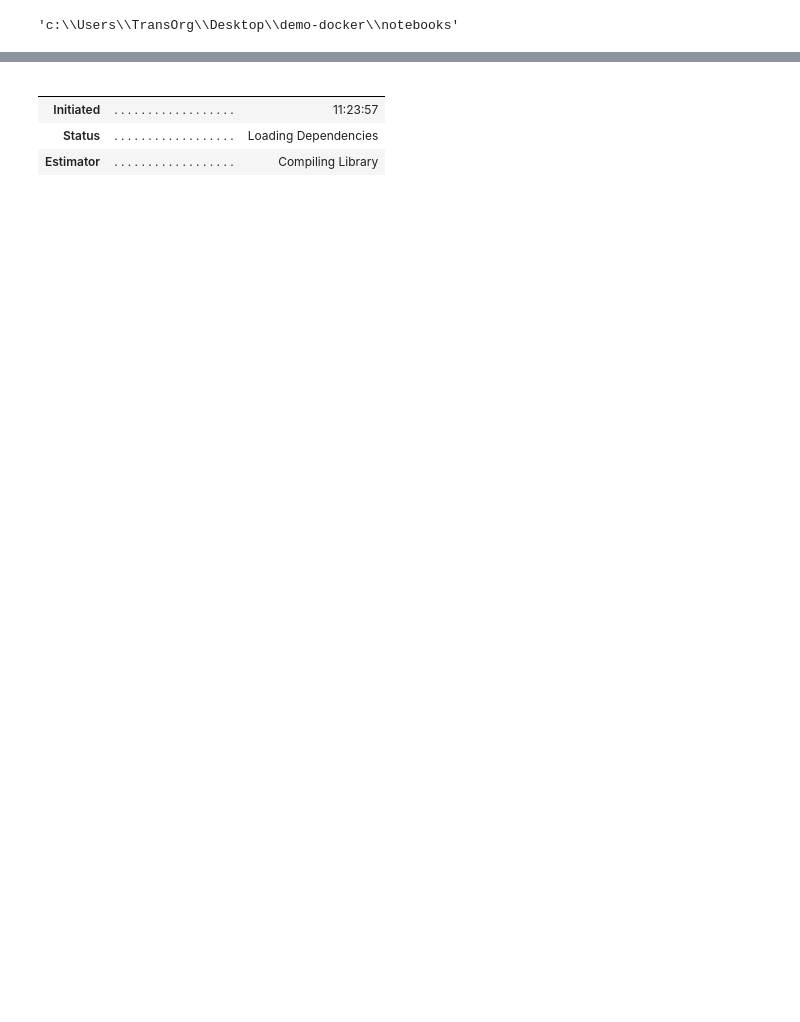
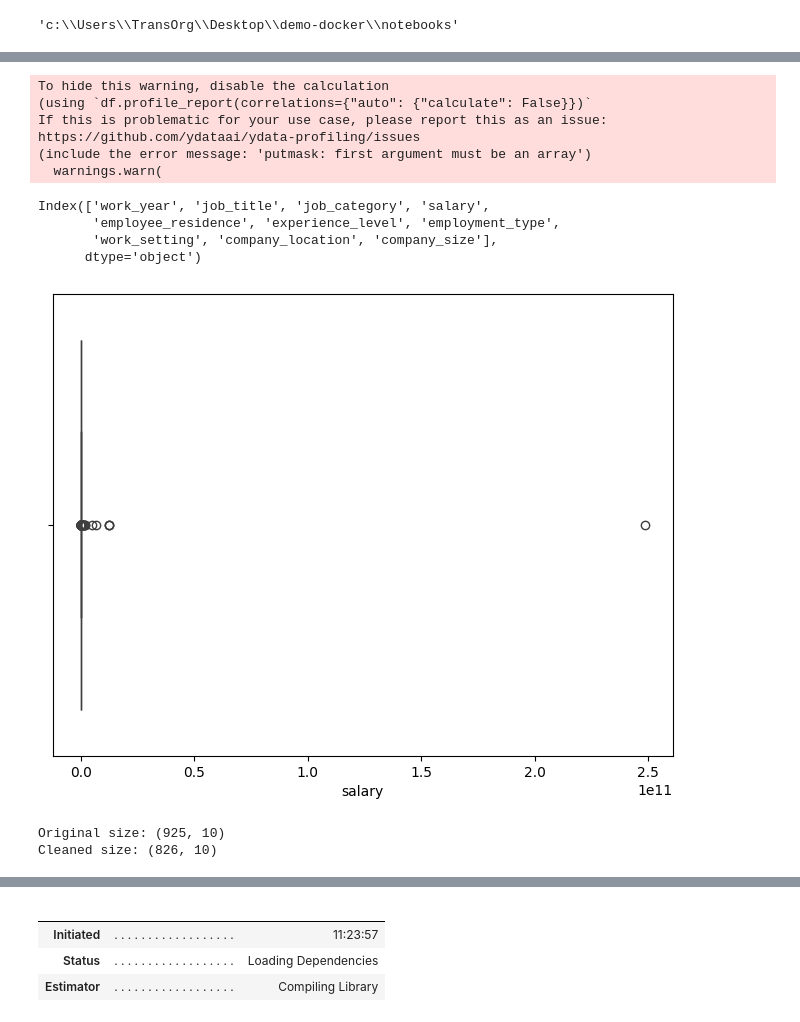
Before and after one commit to puttu001/demo-docker, a Jupyter notebook: notebooks/ml.ipynb, the cells around one changed output, grey strips where cells are left out. Cells and saved outputs as stored; diff of their text form; code cells hidden in the pictures; blank space fills up the shorter version.

```diff
--- a/notebooks/ml.ipynb
+++ b/notebooks/ml.ipynb
@@ -16,0 +20,48 @@ df.sample(3)
+# %%
+from ydata_profiling import ProfileReport
+import os
+artifacts_dir = os.path.join("artifacts")
+os.makedirs(artifacts_dir, exist_ok=True)
+report_path = os.path.join(artifacts_dir, "data_profiling_report.html")
+
+profile = ProfileReport(
+    df,
+    title="Data Profiling Report",
+    explorative=True,
+    correlations={"pearson": {"calculate": True}, "spearman": {"calculate": True}},  # dict of options
+    missing_diagrams={"heatmap": True, "matrix": True}  # expects a dict, not just True
+)
+profile.to_file(report_path)
+# %% [output]
+To hide this warning, disable the calculation
+(using `df.profile_report(correlations={"auto": {"calculate": False}})`
+If this is problematic for your use case, please report this as an issue:
+https://github.com/ydataai/ydata-profiling/issues
+(include the error message: 'putmask: first argument must be an array')
+  warnings.warn(
+# %%
+df.columns
+# %% [output]
+Index(['work_year', 'job_title', 'job_category', 'salary',
+       'employee_residence', 'experience_level', 'employment_type',
+       'work_setting', 'company_location', 'company_size'],
+      dtype='object')
+# %%
+%matplotlib inline
+plt.figure(figsize=(8,6))
+sns.boxplot(x=df['salary'])
+plt.show()
+# %% [output]
+[figure, added]
+# %%
+Q1 = df['salary'].quantile(0.25)
+Q3 = df['salary'].quantile(0.75)
+IQR = Q3 - Q1
+lower_bound = Q1 - 1.5 * IQR
+upper_bound = Q3 + 1.5 * IQR
+df_new = df[(df['salary'] >= lower_bound) & (df['salary'] <= upper_bound)]
+print("Original size:", df.shape)
+print("Cleaned size:", df_new.shape)
+# %% [output]
+Original size: (925, 10)
+Cleaned size: (826, 10)
```
Also changed, not shown: parts of 3 cells of this notebook, 7 other files.
